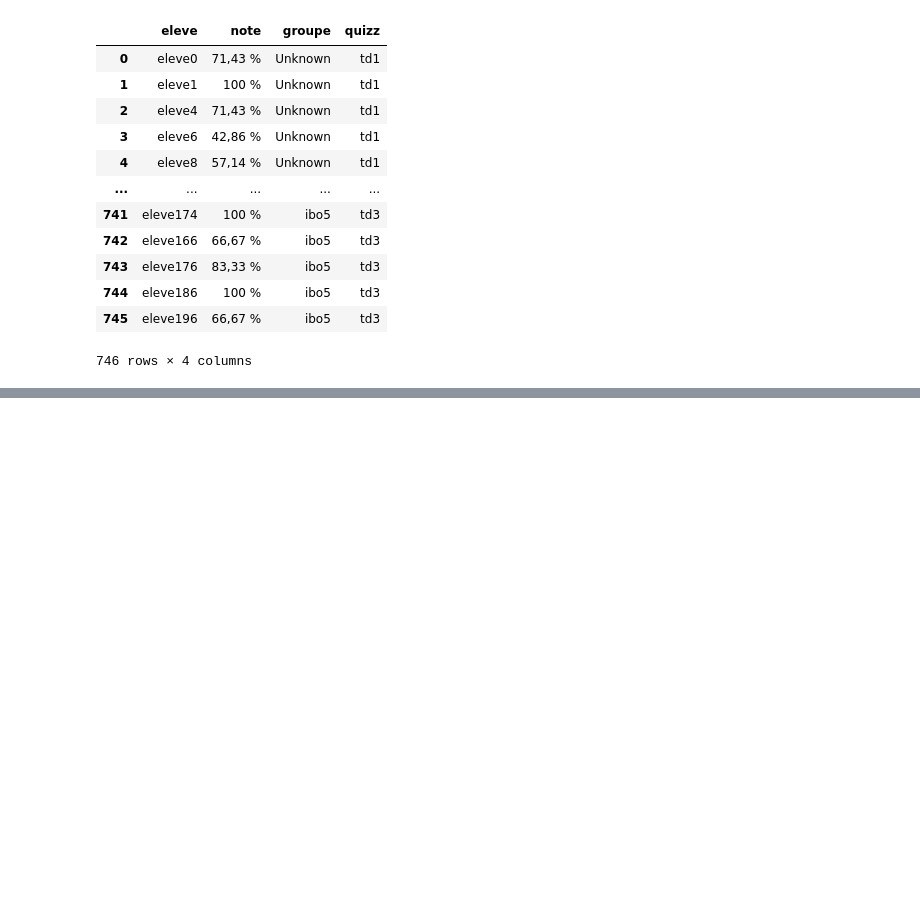
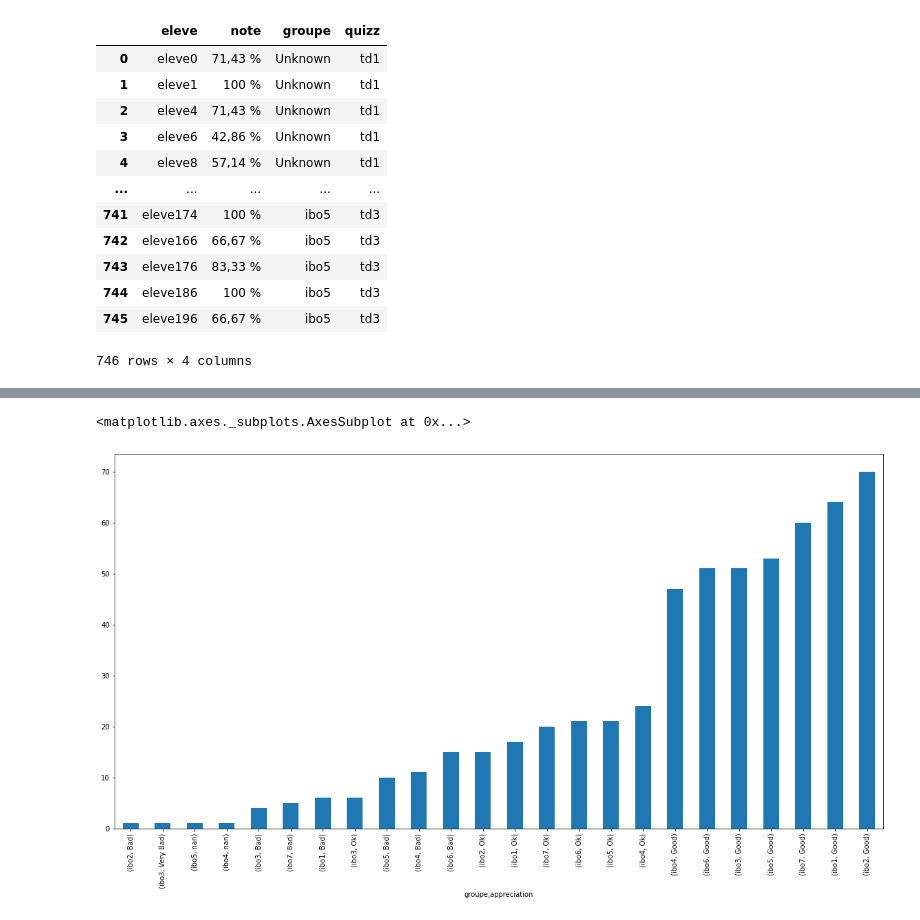
Before and after one commit to AnaisDruart/PandasPython, a Jupyter notebook: TD2_DiscoverPandas.ipynb, the cells around one changed output, grey strips where cells are left out. Saved outputs shown, nothing was run; the diff lists cells and outputs as text; code cells hidden in the pictures; blank space fills up the shorter version.

```diff
--- a/TD2_DiscoverPandas.ipynb
+++ b/TD2_DiscoverPandas.ipynb
@@ -75,0 +717,5 @@ df_notes
+# %%
+df_notes.groupby('groupe').appreciation.value_counts(dropna=False).sort_values().plot(kind="bar")
+# %% [output]
+<matplotlib.axes._subplots.AxesSubplot at 0x...>
+[figure, added]
```
Also changed, not shown: parts of 63 cells of this notebook.
